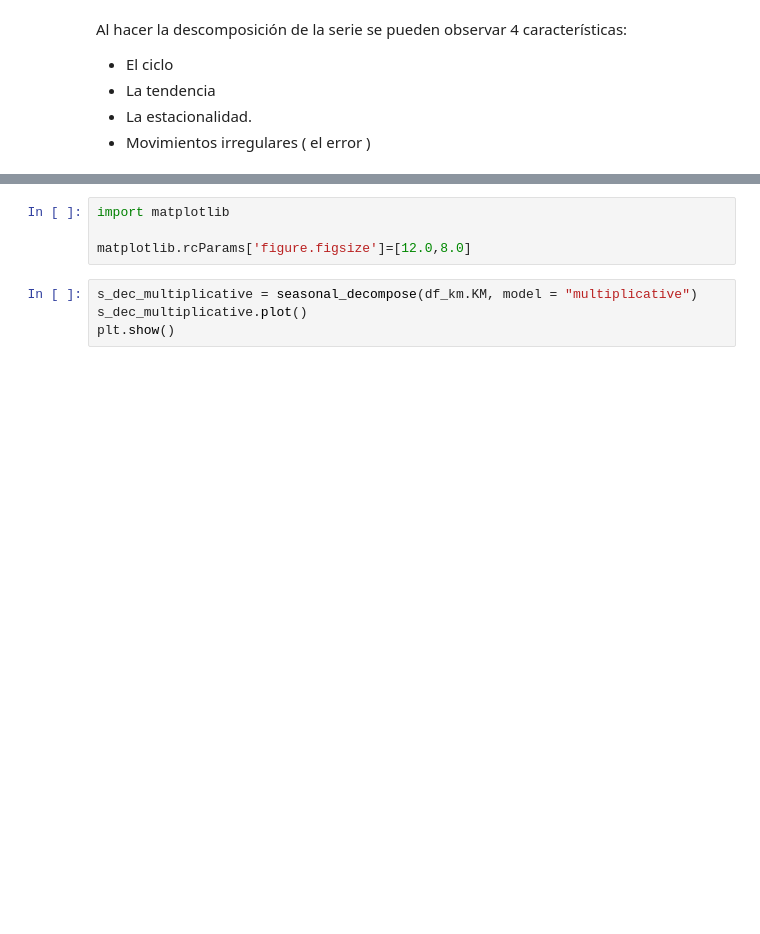
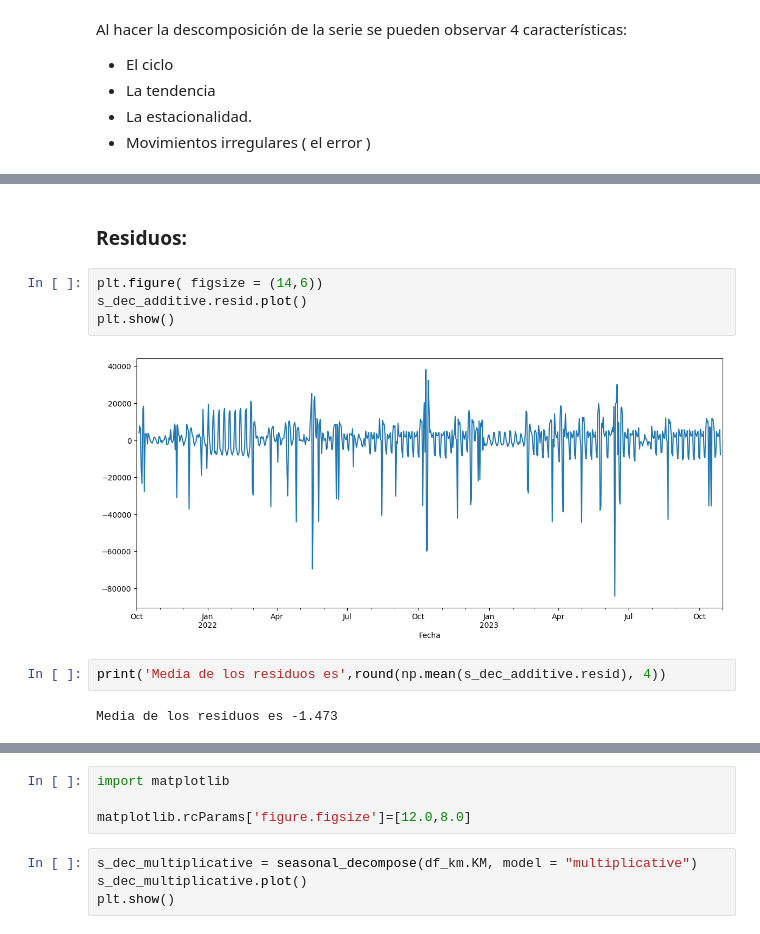
Before and after one commit to jiang-011/AST_G4, a Jupyter notebook: TP_G4_KM.ipynb, the cells around one changed output, grey strips where cells are left out. Drawn from its saved outputs; the diff is of its cells as text; blank space fills up the shorter version.

```diff
--- a/TP_G4_KM.ipynb
+++ b/TP_G4_KM.ipynb
@@ -279,0 +309,12 @@ Descomposicion Multiplicativa
+# %% [markdown]
+### Residuos:
+# %%
+plt.figure( figsize = (14,6))
+s_dec_additive.resid.plot()
+plt.show()
+# %% [output]
+[figure, added]
+# %%
+print('Media de los residuos es',round(np.mean(s_dec_additive.resid), 4))
+# %% [output]
+Media de los residuos es -1.473
```
Also changed, not shown: parts of 33 cells of this notebook.
